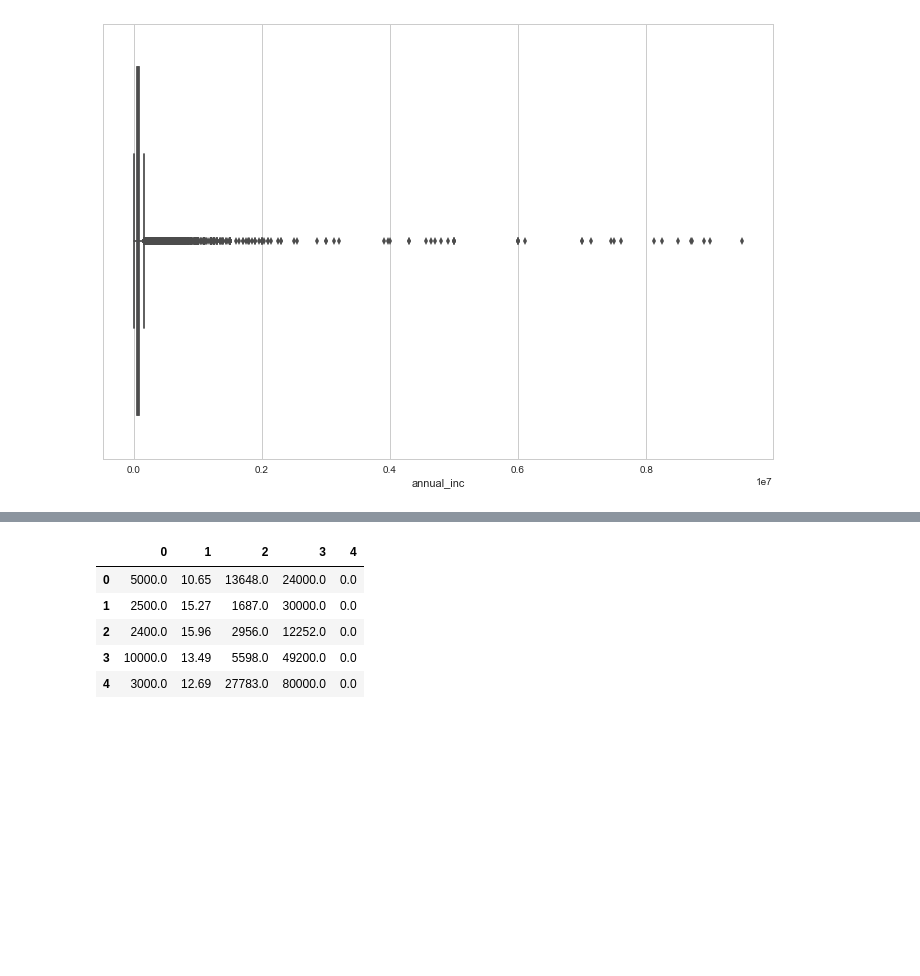
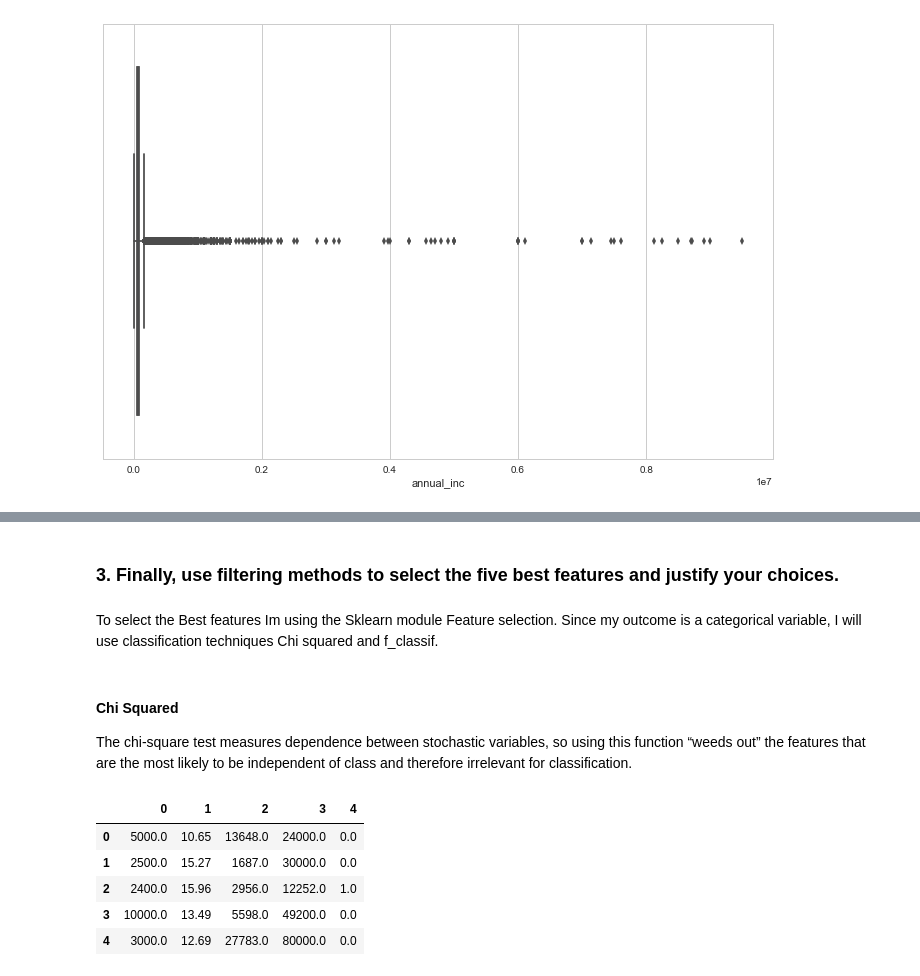
Before and after one commit to madderle/Data-Science-Bootcamp, a Jupyter notebook: Unit 2/Challenge Preparing a Dataset for Modeling.ipynb, the cells around one changed output, grey strips where cells are left out. Saved outputs shown, nothing was run; the diff lists cells and outputs as text; code cells hidden in the pictures; blank space fills up the shorter version.

```diff
--- a/Unit 2/Challenge Preparing a Dataset for Modeling.ipynb
+++ b/Unit 2/Challenge Preparing a Dataset for Modeling.ipynb
@@ -233,17 +373,23 @@ features.head()
+# %% [markdown]
+### 3. Finally, use filtering methods to select the five best features and justify your choices.
+# %% [markdown]
+To select the Best features Im using the Sklearn module Feature selection. Since my outcome is a categorical variable, I will use classification techniques Chi squared and f_classif.
+# %% [markdown]
+#### Chi Squared
+
+The chi-square test measures dependence between stochastic variables, so using this function “weeds out” the features that are the most likely to be independent of class and therefore irrelevant for classification.
 # %%
 #For filter Methods since the output is categorical (1 or 0)
 #Using sklearn Univariate feature selection
-from sklearn.feature_selection import SelectKBest
-from sklearn.feature_selection import chi2
 
-X_chi = SelectKBest(chi2, k=5).fit_transform(features, y)
+#This way works, but dont get column labels. Trying to get column labels
+X_chi = SelectKBest(chi2, k=5).fit_transform(features, outcome)
+best_chi_features = pd.DataFrame(X_chi)
+best_chi_features.head()
+# %% [output]
+|  | 0 | 1 | 2 | 3 | 4 |
+| 0 | 5000.0 | 10.65 | 13648.0 | 24000.0 | 0.0 |
+| 1 | 2500.0 | 15.27 | 1687.0 | 30000.0 | 0.0 |
+| 2 | 2400.0 | 15.96 | 2956.0 | 12252.0 | 1.0 |
+| 3 | 10000.0 | 13.49 | 5598.0 | 49200.0 | 0.0 |
+| 4 | 3000.0 | 12.69 | 27783.0 | 80000.0 | 0.0 |
-# %%
-best_chi_features = pd.DataFrame(X_chi)
-best_chi_features.head()
-# %% [output]
-|  | 0 | 1 | 2 | 3 | 4 |
-| 0 | 5000.0 | 10.65 | 13648.0 | 24000.0 | 0.0 |
-| 1 | 2500.0 | 15.27 | 1687.0 | 30000.0 | 0.0 |
-| 2 | 2400.0 | 15.96 | 2956.0 | 12252.0 | 0.0 |
-| 3 | 10000.0 | 13.49 | 5598.0 | 49200.0 | 0.0 |
-| 4 | 3000.0 | 12.69 | 27783.0 | 80000.0 | 0.0 |
```
Also changed, not shown: parts of 27 cells of this notebook.
